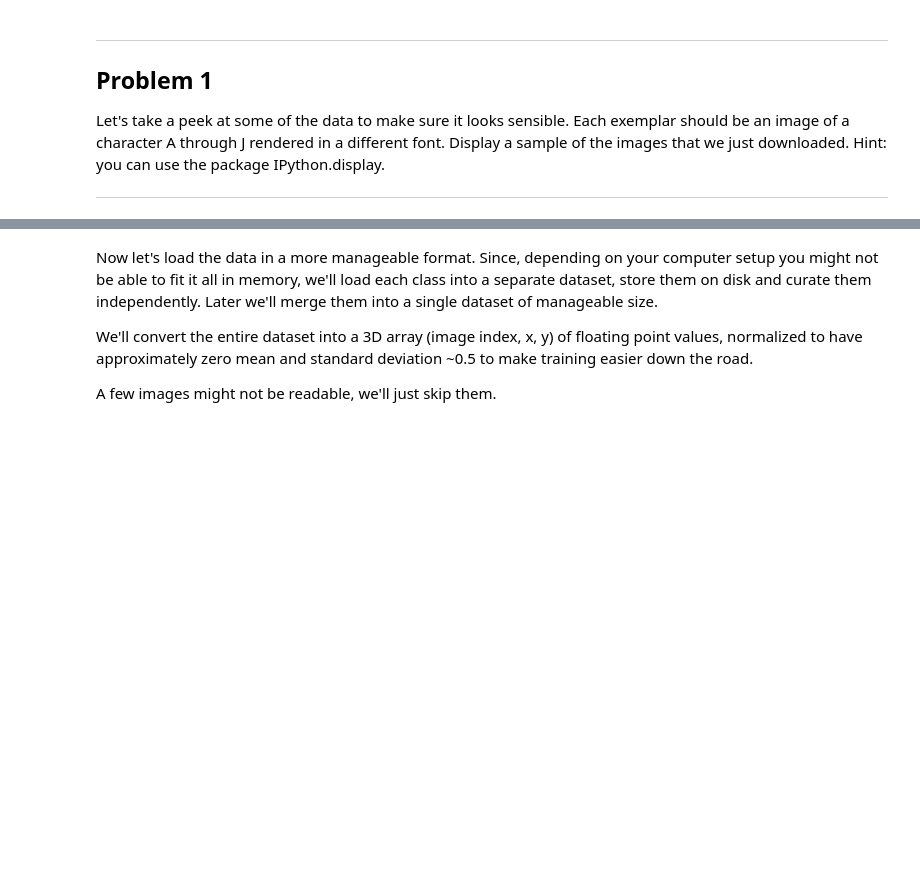
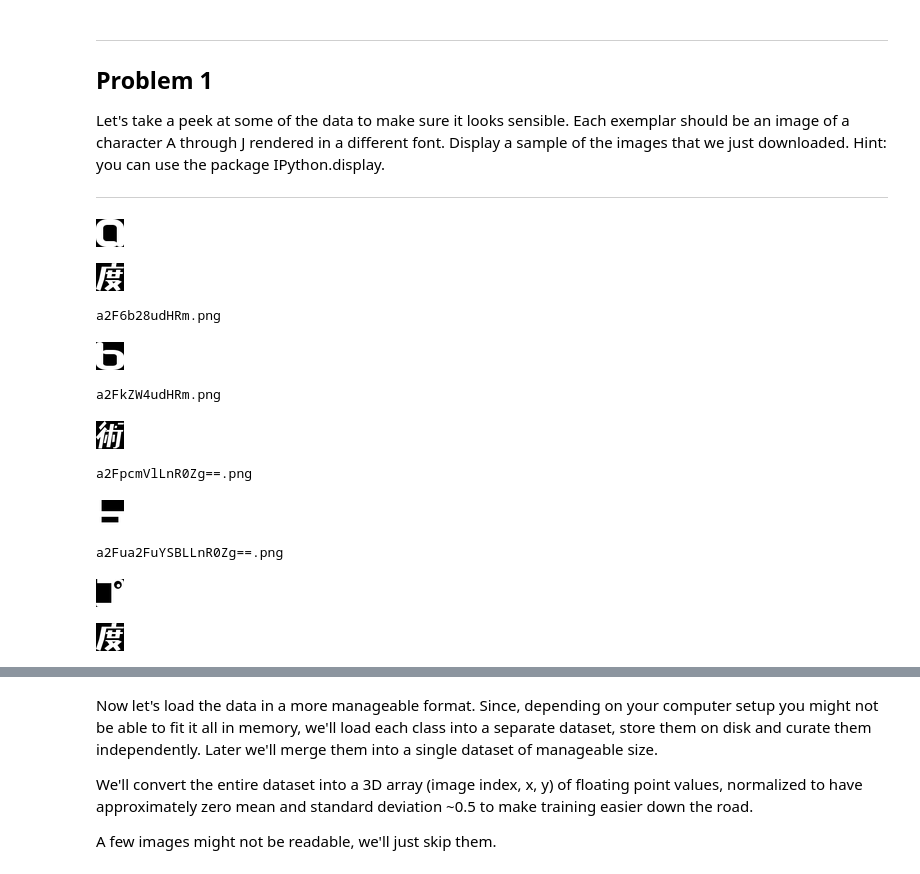
Before and after one commit to falconjs/Archaeopteryx, a Jupyter notebook: Udacity/1_notmnist.ipynb, the cells around one changed output, grey strips where cells are left out. Cells and saved outputs as stored; diff of their text form; code cells hidden in the pictures; blank space fills up the shorter version.

```diff
--- a/Udacity/1_notmnist.ipynb
+++ b/Udacity/1_notmnist.ipynb
@@ -116,3 +130,40 @@ Problem 1
 Let's take a peek at some of the data to make sure it looks sensible. Each exemplar should be an image of a character A through J rendered in a different font. Display a sample of the images that we just downloaded. Hint: you can use the package IPython.display.
 
 ---
+# %%
+input_root = "../input/notMNIST/"
+notMNIST_large = "notMNIST_large"
+
+display(Image(filename = input_root + notMNIST_large + "/A/" + "a2F6b28udHRm.png"))
+display(Image(filename = input_root + notMNIST_large + "/A/" + "a2FkZW4udHRm.png"))
+
+folder = input_root + notMNIST_large + "/B/"
+
+image_files = os.listdir(folder)
+
+for image_file in image_files[1:5]:
+    print(image_file)
+    display(Image(filename = folder + image_file))
+# %% [output]
+[figure, added]
+[figure, added]
+a2F6b28udHRm.png
+[figure, added]
+a2FkZW4udHRm.png
+[figure, added]
+a2FpcmVlLnR0Zg==.png
+[figure, added]
+a2Fua2FuYSBLLnR0Zg==.png
+[figure, added]
+# %%
+# code check for below
+image_size = 28  # Pixel width and height.
+pixel_depth = 255.0  # Number of levels per pixel.
+image_file = input_root + notMNIST_large + "/a/" + "a2FkZW4udHRm.png"
+
+display(Image(filename = image_file))
+# image_data = imageio.imread(image_file).astype(float)
+# 0 -- 255  convert to -0.5 -- 0.5
+image_data = (imageio.imread(image_file).astype(float) - pixel_depth / 2) / pixel_depth
+# %% [output]
+[figure, added]
```
Also changed, not shown: parts of 15 cells of this notebook, 3 other files.
